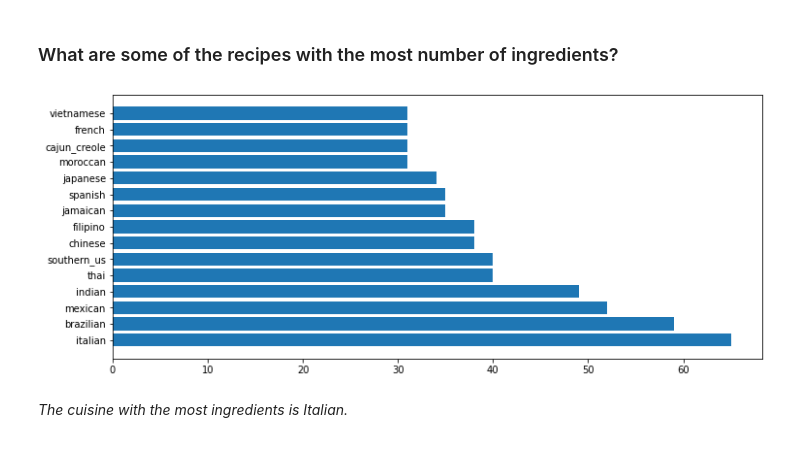
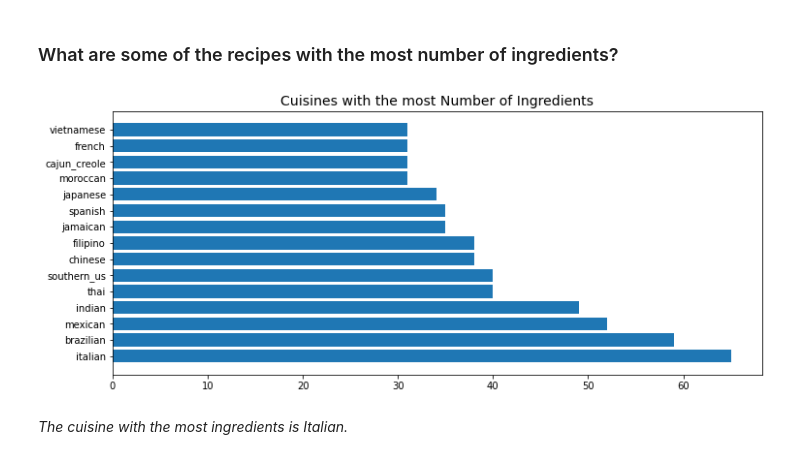
Before and after one commit to CristinaSahoo/What-s-Cooking, a Jupyter notebook: code/EDA.ipynb, the cells around one changed output. Drawn from its saved outputs; the diff is of its cells as text; code cells hidden in the pictures.

```diff
--- a/code/EDA.ipynb
+++ b/code/EDA.ipynb
@@ -50,11 +51,12 @@ temp;
 # %%
 cuisines = temp['cuisine']
 no_ingredients = temp['no_ingredients']
 plt.figure(figsize=(12,5))
 plt.barh(cuisines, no_ingredients)
-plt.show()
+plt.title('Cuisines with the most Number of Ingredients', fontsize=14)
+plt.savefig('../images/fig2.jpg', dpi=400);
 # %% [output]
-[figure, old version]
+[figure, new version]
 # %% [markdown]
 *The cuisine with the most ingredients is Italian.*
 # %% [markdown]
```
Also changed, not shown: parts of 4 cells of this notebook, 5 other files.
